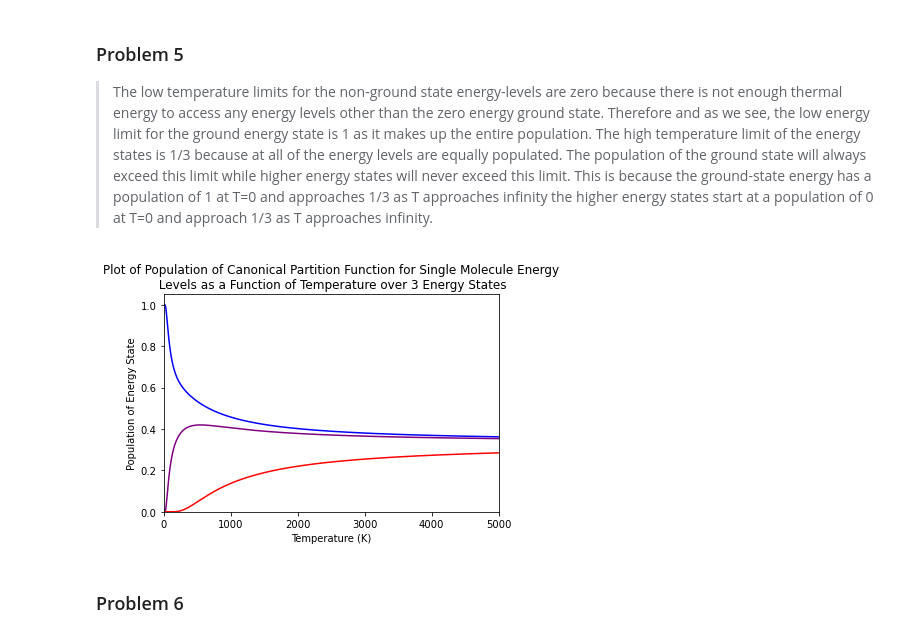
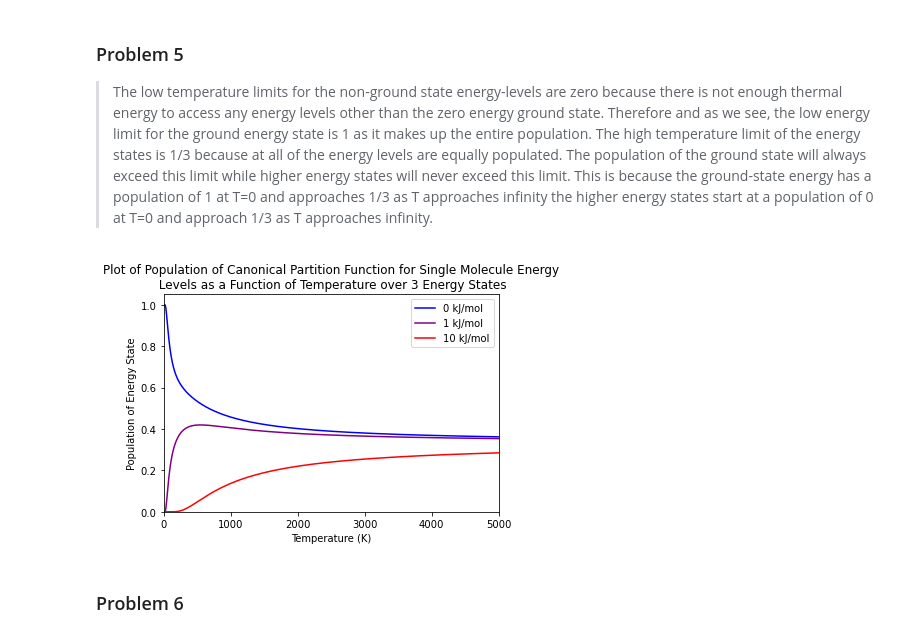
Before and after one commit to benf549/PChem-Problem-Sets, a Jupyter notebook: Problem Set 7/Problem Set 7.ipynb, the cells around one changed output. Drawn from its saved outputs; the diff is of its cells as text; code cells hidden in the pictures.

```diff
--- a/Problem Set 7/Problem Set 7.ipynb
+++ b/Problem Set 7/Problem Set 7.ipynb
@@ -72,18 +73,20 @@ Text(0.5, 1.0, 'Plot of Canonical Partition Function for Single Molecule as\na F
 # %%
 def population_i(energy_level, temperature):
     BF = Boltzmann(energy_level, temperature)
     return BF / q_three_state(temperature)
 
 plt.plot(temperatures, population_i(0, temperatures), label='0 kJ/mol', color='blue')
 plt.plot(temperatures, population_i(1000, temperatures), label='1 kJ/mol', color='purple')
 plt.plot(temperatures, population_i(10000, temperatures), label='10 kJ/mol', color='red')
 
 plt.ylabel('Population of Energy State')
 plt.xlabel('Temperature (K)')
 plt.title('Plot of Population of Canonical Partition Function for Single Molecule Energy\n Levels as a Function of Temperature over 3 Energy States')
+plt.legend()
+
 plt.axis([0,5000,0,1.05]);
 # %% [output]
-[figure, old version]
+[figure, new version]
 # %% [markdown]
 ### Problem 6
 # %%
```
Also changed, not shown: parts of 14 cells of this notebook, 4 other files.
